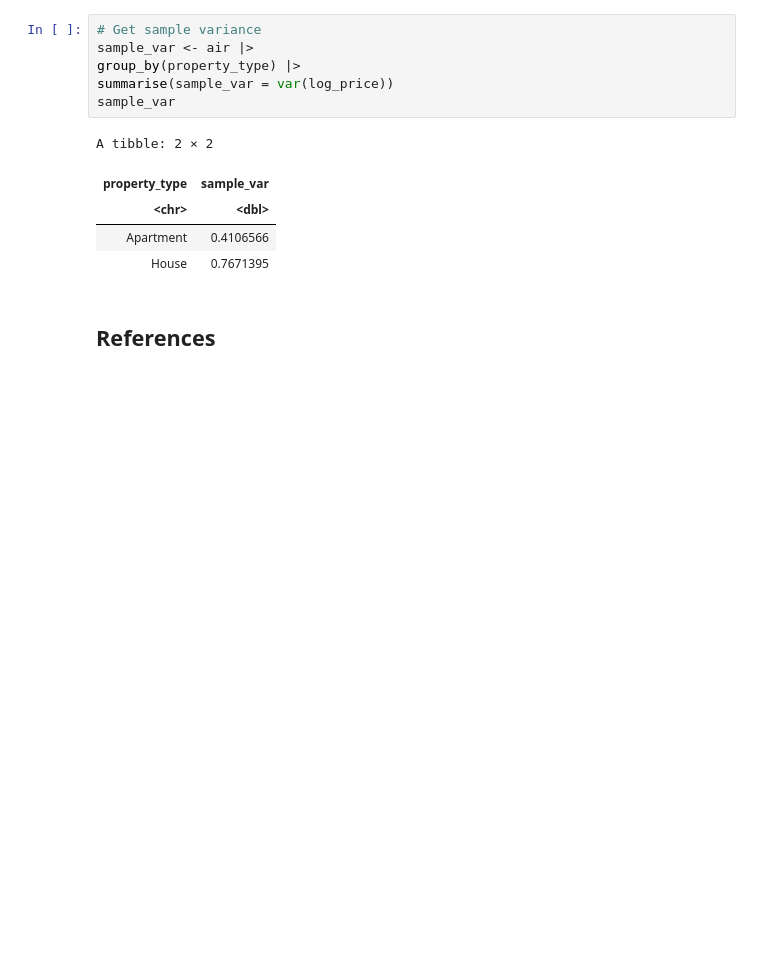
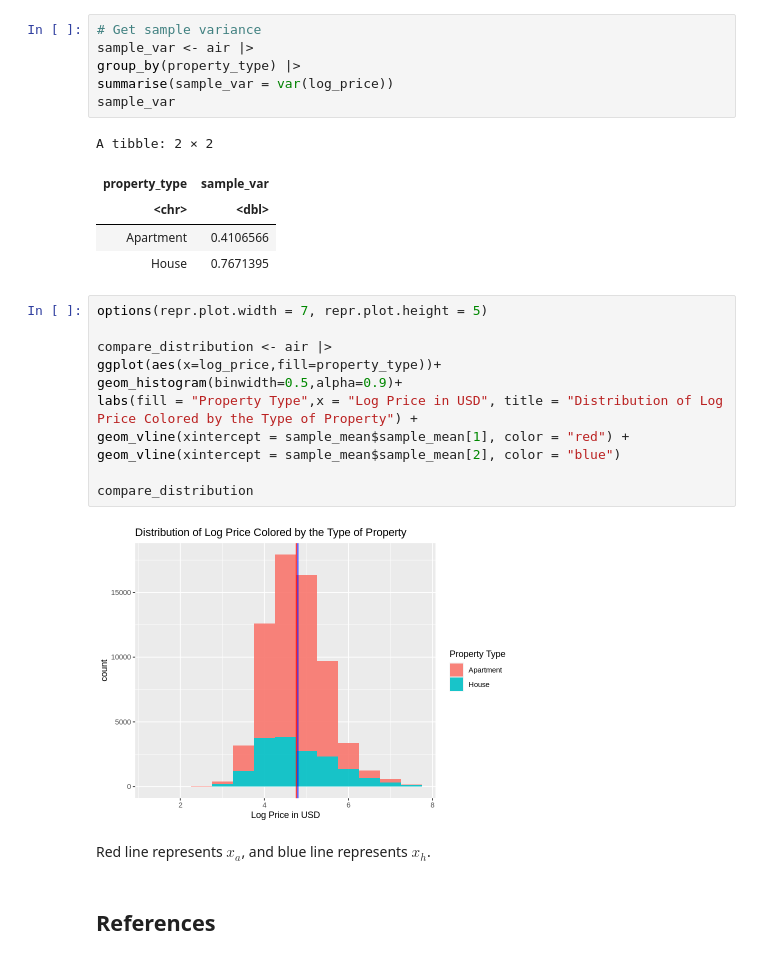
Before and after one commit to takumihoriba/stat201-project, a Jupyter notebook: proposal.ipynb, the cells around one changed output. Cells and saved outputs as stored; diff of their text form; blank space fills up the shorter version.

Commit message:
plot2

```diff
--- a/proposal.ipynb
+++ b/proposal.ipynb
@@ -99,5 +109,20 @@ A tibble: 2 × 2
 | <chr> | <dbl> |
 | Apartment | 0.4106566 |
 | House | 0.7671395 |
+# %%
+options(repr.plot.width = 7, repr.plot.height = 5)
+
+compare_distribution <- air |>
+ggplot(aes(x=log_price,fill=property_type))+
+geom_histogram(binwidth=0.5,alpha=0.9)+
+labs(fill = "Property Type",x = "Log Price in USD", title = "Distribution of Log Price Colored by the Type of Property") +
+geom_vline(xintercept = sample_mean$sample_mean[1], color = "red") +
+geom_vline(xintercept = sample_mean$sample_mean[2], color = "blue")
+
+compare_distribution
+# %% [output]
+[figure, new version]
+# %% [markdown]
+Red line represents $x_a$, and blue line represents $x_h$.
 # %% [markdown]
 ## References
```
Also changed, not shown: parts of 2 cells of this notebook.
